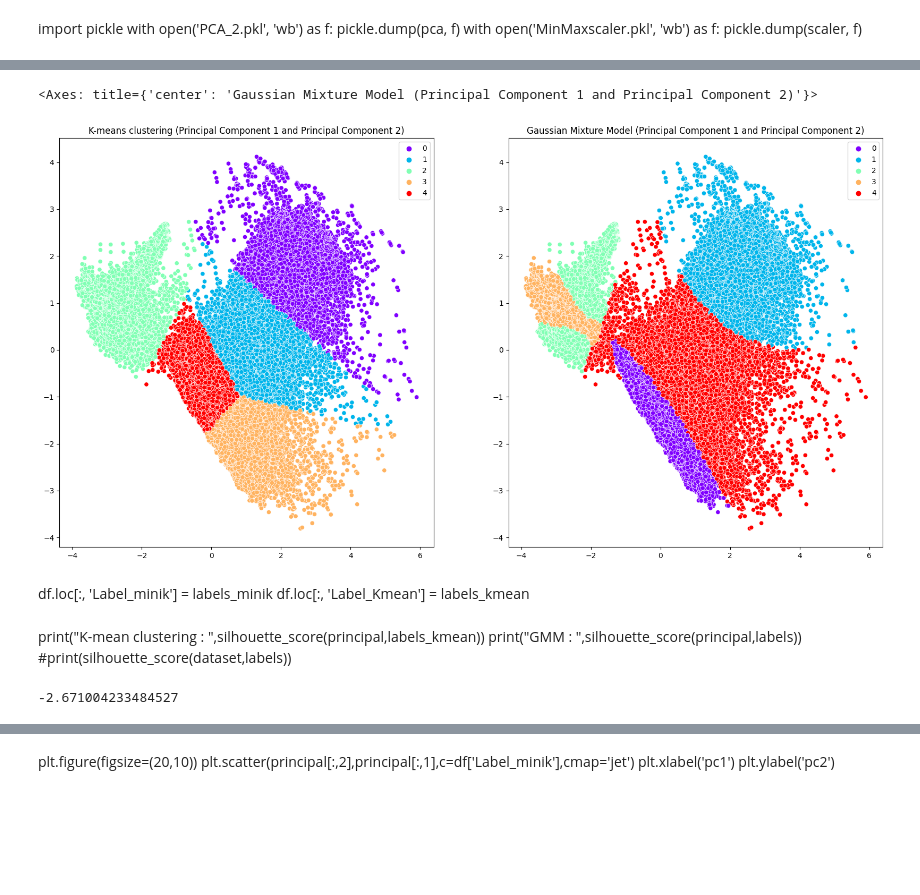
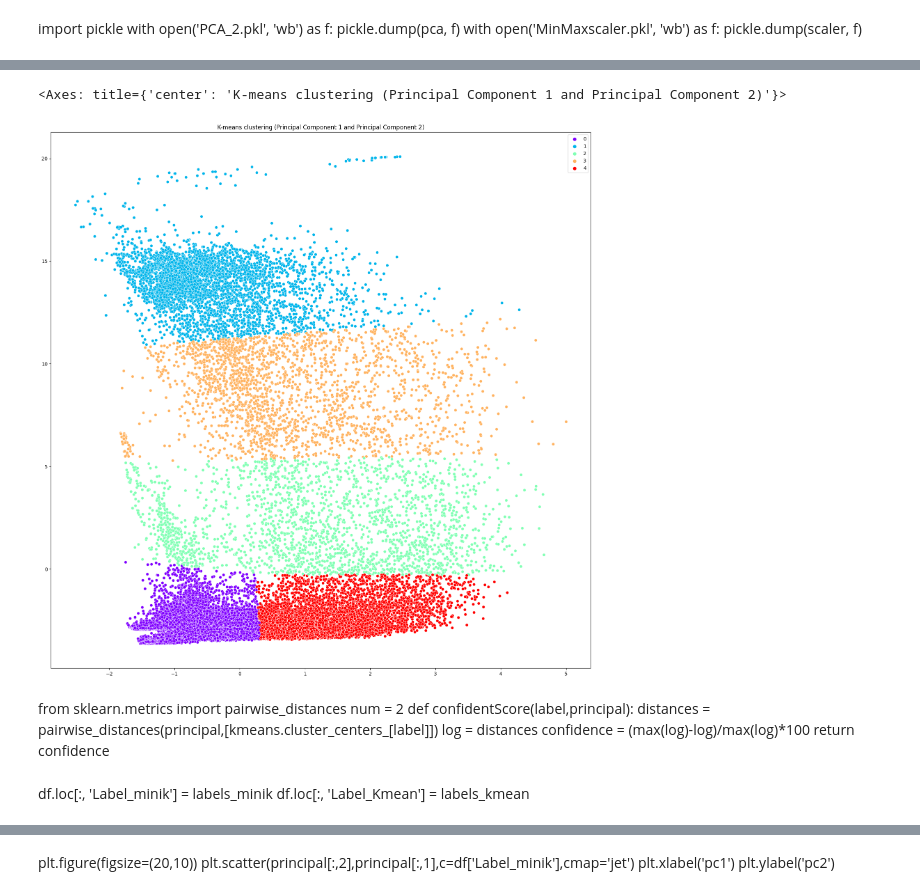
Before and after one commit to PrachayaKMITL/NARIT_internship_2024, a Jupyter notebook: Test_kernel/test_data.ipynb, the cells around one changed output, grey strips where cells are left out. Drawn from its saved outputs; the diff is of its cells as text; code cells hidden in the pictures; blank space fills up the shorter version.

```diff
--- a/Test_kernel/test_data.ipynb
+++ b/Test_kernel/test_data.ipynb
@@ -99,8 +87,6 @@ print(sunrise1,sunset1)
 
 df1 = Builddataset().DayNightSplit(suntime=[sunrise1,sunset1],Mode='day',dataframe=df1)
 df2 = Builddataset().DayNightSplit(suntime=[sunrise2,sunset2],Mode='day',dataframe=df2)
-df3 = Builddataset().DayNightSplit(suntime=[sunrise1,sunset1],Mode='day',dataframe=df3)
-df4 = Builddataset().DayNightSplit(suntime=[sunrise2,sunset2],Mode='day',dataframe=df4)
 df5 = Builddataset().DayNightSplit(suntime=[sunrise1,sunset1],Mode='day',dataframe=df5)
 df6 = Builddataset().DayNightSplit(suntime=[sunrise2,sunset2],Mode='day',dataframe=df6)
-df = pd.concat([df1,df2,df3,df4,df5,df6])
+df = pd.concat([df1,df2,df5,df6])
@@ -168,15 +113,26 @@ sns.heatmap(data=np.std(df.drop(columns=['Time'])),annot=True,cmap='jet')
+# %%
+target_column = 'contrast'
+df = df.drop(columns=['Time'])
+# Calculate the absolute correlation with the target column
+correlations = df.drop(columns=[]).corr()[target_column].abs()
+
+# Identify columns where correlation with target is less than 0.3
+columns_to_drop = correlations[correlations < 0.3].index
+
+# Drop these columns from the DataFrame
+X = df.drop(columns=columns_to_drop)
 # %%
 from sklearn.decomposition import PCA
 from sklearn.preprocessing import MaxAbsScaler, MinMaxScaler, QuantileTransformer, RobustScaler, StandardScaler
-X = df.drop(columns=['Time','Time (decimal)','correlation'])
+#X = df.drop(columns=['Time','Time (decimal)','correlation'])
 #iso = IsolationForest(contamination=0.21,max_samples=0.1,n_estimators=204)  # Adjust contamination level
-scaler = RobustScaler()
+scaler = RobustScaler(quantile_range=(15.9,74.1))
 scaler.fit(X)
 scaled = scaler.transform(X)
 #iso.fit(scaled)
 #outliers = iso.predict(scaled)
 #cleaned_data = scaled[outliers == 1]
-pca = PCA(n_components=2,svd_solver='full')
+pca = PCA(n_components=2,svd_solver='randomized')
 pca.fit(scaled)
 principal = pca.transform(scaled)
 dataset = principal
@@ -223,24 +172,24 @@ sns.heatmap(data=X.corr(),cmap='jet',annot=True)
 # %%
 from sklearn.metrics.pairwise import euclidean_distances
 np.random.seed(42)
-kmeans = KMeans(init='k-means++', n_clusters=5, n_init=20,
+kmeans = KMeans(init='k-means++', n_clusters=5, n_init='auto',
                 random_state=42,tol=1e-4,max_iter=300,algorithm='lloyd')
-GMM = GaussianMixture(n_components=5, tol=1e-4, init_params='k-means++',
-                      covariance_type='full', max_iter=300, random_state=42, n_init=20)
+#GMM = GaussianMixture(n_components=5, tol=1e-4, init_params='k-means++',
+#                      covariance_type='full', max_iter=300, random_state=42, n_init=20)
 #minik = MiniBatchKMeans(n_clusters=5,batch_size=1036, max_no_improvement=20,random_state=42,tol=1e-5, init='k-means++' ,n_init=20, max_iter=300 ,reassignment_ratio=0.001)
-GMM.fit(dataset)
-labels = GMM.predict(dataset)
-prob = GMM.predict_proba(dataset)
+#GMM.fit(dataset)
+#labels = GMM.predict(dataset)
+#prob = GMM.predict_proba(dataset)
 labels_kmean = kmeans.fit_predict(dataset)
 #labels_minik = minik.fit_predict(dataset)
 # %%
-plt.figure(figsize=(20,10))
-plt.subplot(1,2,1)
+plt.figure(figsize=(20,20))
+#plt.subplot(1,2,1)
 plt.title("K-means clustering (Principal Component 1 and Principal Component 2)")
-sns.scatterplot(data=principal,x=principal[:,0],y=principal[:,1],hue=labels_kmean,palette='rainbow')
-plt.subplot(1,2,2)
-plt.title("Gaussian Mixture Model (Principal Component 1 and Principal Component 2)")
-sns.scatterplot(data=principal,x=principal[:,0],y=principal[:,1],hue=labels,palette='rainbow')
+sns.scatterplot(data=principal,x=principal[:,1],y=principal[:,0],hue=labels_kmean,palette='rainbow')
+#plt.subplot(1,2,2)
+#plt.title("Gaussian Mixture Model (Principal Component 1 and Principal Component 2)")
+#sns.scatterplot(data=principal,x=principal[:,0],y=principal[:,1],hue=labels,palette='rainbow')
 # %% [output]
-<Axes: title={'center': 'Gaussian Mixture Model (Principal Component 1 and Principal Component 2)'}>
+<Axes: title={'center': 'K-means clustering (Principal Component 1 and Principal Component 2)'}>
-[figure, old version]
+[figure, new version]
@@ -255,11 +196,11 @@ def confidentScore(label,principal):
+# %% [markdown]
+from sklearn.metrics import pairwise_distances
+num = 2
+def confidentScore(label,principal):
+    distances = pairwise_distances(principal,[kmeans.cluster_centers_[label]])
+    log = distances
+    confidence = (max(log)-log)/max(log)*100
+    return confidence
 # %% [markdown]
 df.loc[:, 'Label_minik'] = labels_minik
 df.loc[:, 'Label_Kmean'] = labels_kmean
-# %% [markdown]
-print("K-mean clustering : ",silhouette_score(principal,labels_kmean))
-print("GMM : ",silhouette_score(principal,labels))
-#print(silhouette_score(dataset,labels))
-# %%
-print(GMM.lower_bound_)
-# %% [output]
--2.671004233484527
```
Also changed, not shown: parts of 24 cells of this notebook, 7 other files.
